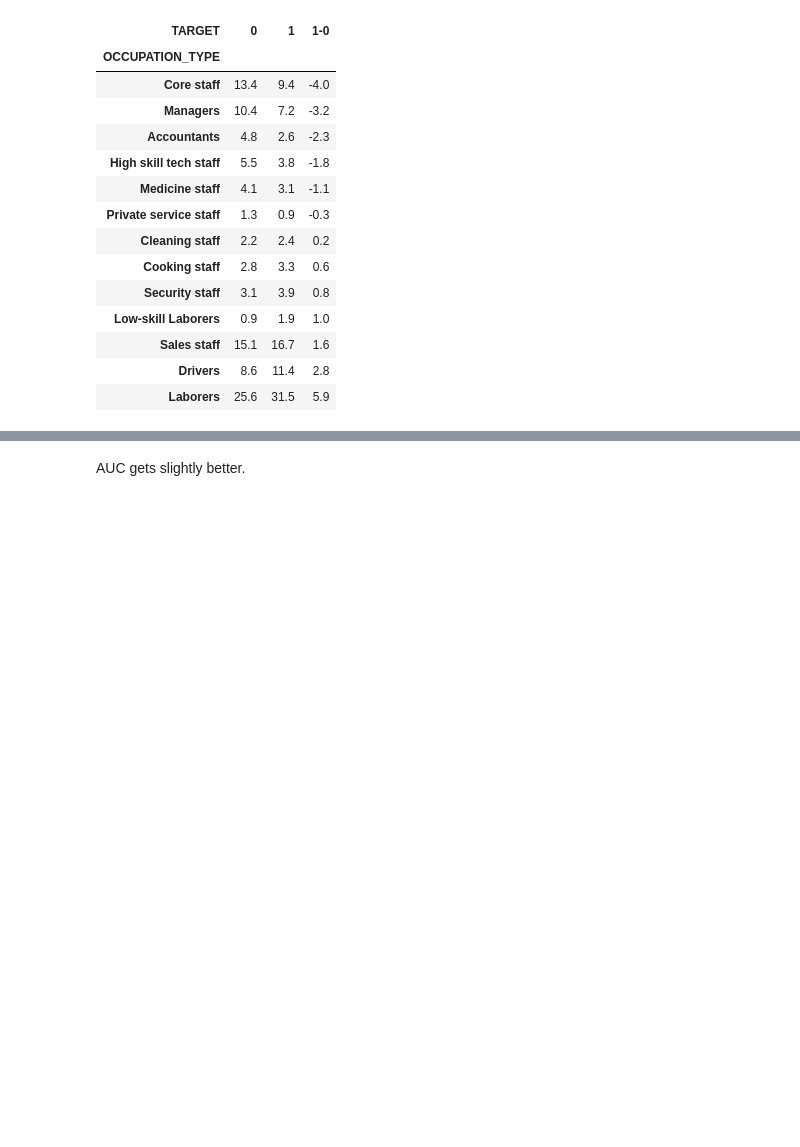
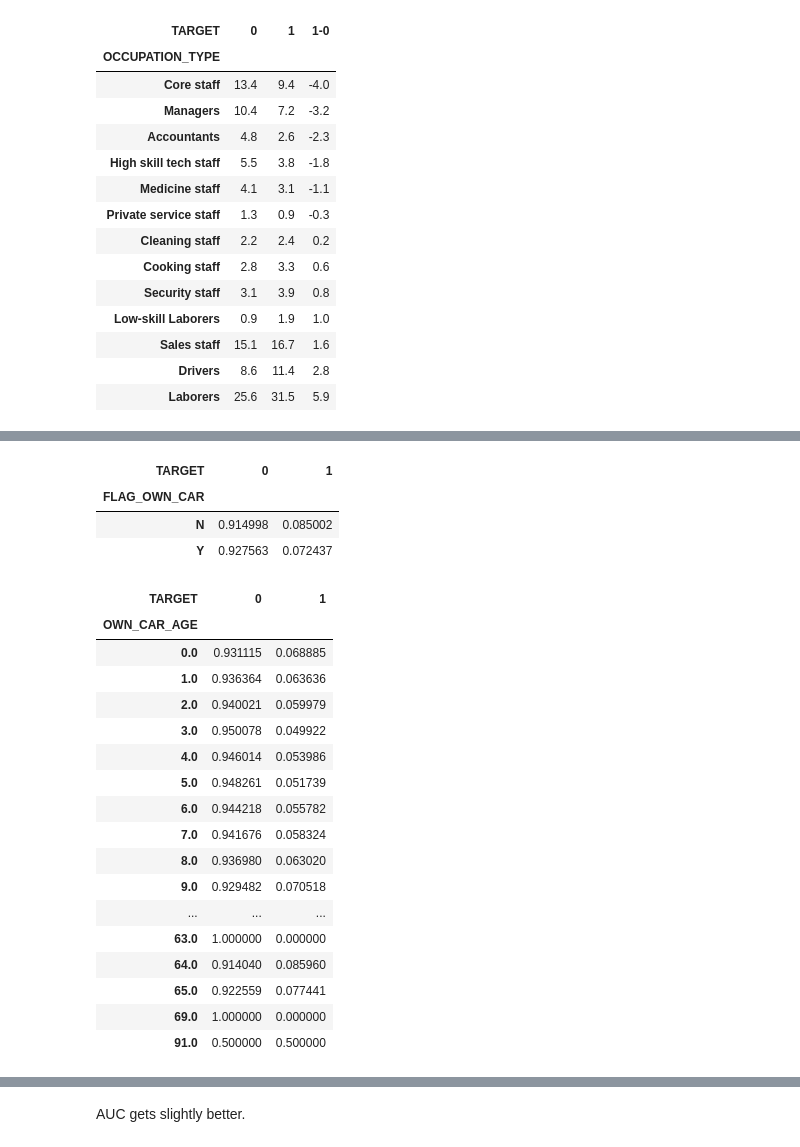
Before and after one commit to gukun770/Home-Credit, a Jupyter notebook: Home Credit Default Risk-Part 2.ipynb, the cells around one changed output, grey strips where cells are left out. Drawn from its saved outputs; the diff is of its cells as text; code cells hidden in the pictures; blank space fills up the shorter version.

```diff
--- a/Home Credit Default Risk-Part 2.ipynb
+++ b/Home Credit Default Risk-Part 2.ipynb
@@ -964,0 +768,29 @@ jobs = temp.loc[(temp['1-0']>0.002) | (temp['1-0']<-0.002),:].index
+# %%
+pd.crosstab(application_train.FLAG_OWN_CAR, application_train.TARGET).apply(lambda r:r/r.sum(),axis=1)
+# %% [output]
+| TARGET | 0 | 1 |
+| FLAG_OWN_CAR |  |  |
+| N | 0.914998 | 0.085002 |
+| Y | 0.927563 | 0.072437 |
+# %%
+pd.crosstab(application_train.OWN_CAR_AGE,
+            application_train.TARGET).apply(lambda r:r/r.sum(),axis=1)
+# %% [output]
+| TARGET | 0 | 1 |
+| OWN_CAR_AGE |  |  |
+| 0.0 | 0.931115 | 0.068885 |
+| 1.0 | 0.936364 | 0.063636 |
+| 2.0 | 0.940021 | 0.059979 |
+| 3.0 | 0.950078 | 0.049922 |
+| 4.0 | 0.946014 | 0.053986 |
+| 5.0 | 0.948261 | 0.051739 |
+| 6.0 | 0.944218 | 0.055782 |
+| 7.0 | 0.941676 | 0.058324 |
+| 8.0 | 0.936980 | 0.063020 |
+| 9.0 | 0.929482 | 0.070518 |
+| ... | ... | ... |
+| 63.0 | 1.000000 | 0.000000 |
+| 64.0 | 0.914040 | 0.085960 |
+| 65.0 | 0.922559 | 0.077441 |
+| 69.0 | 1.000000 | 0.000000 |
+| 91.0 | 0.500000 | 0.500000 |
```
Also changed, not shown: parts of 88 cells of this notebook.
